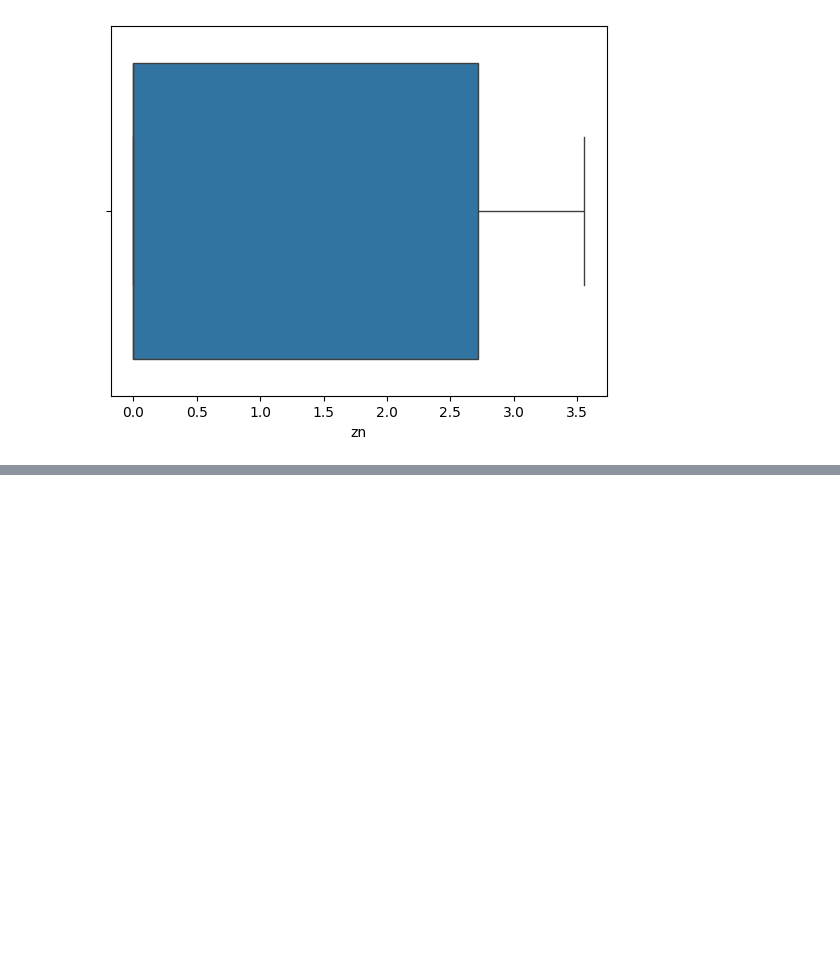
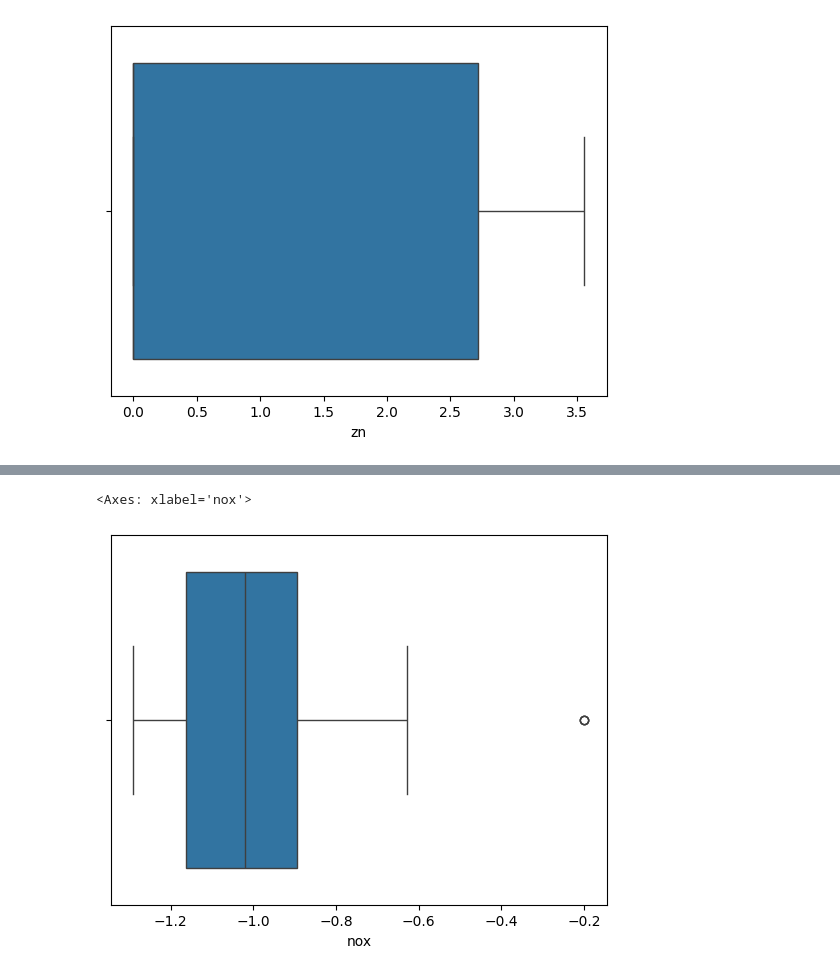
Before and after one commit to Advait0801/SPPU-COMP-2019-Assignments, a Jupyter notebook: Assignment8/Assignment8.ipynb, the cells around one changed output, grey strips where cells are left out. Drawn from its saved outputs; the diff is of its cells as text; code cells hidden in the pictures; blank space fills up the shorter version.

```diff
--- a/Assignment8/Assignment8.ipynb
+++ b/Assignment8/Assignment8.ipynb
@@ -190,0 +198,5 @@ sns.boxplot(data = ds, x = "zn")
+# %%
+sns.boxplot( data=ds , x="nox" )
+# %% [output]
+<Axes: xlabel='nox'>
+[figure, added]
```
Also changed, not shown: parts of 13 cells of this notebook, 7 other files.
